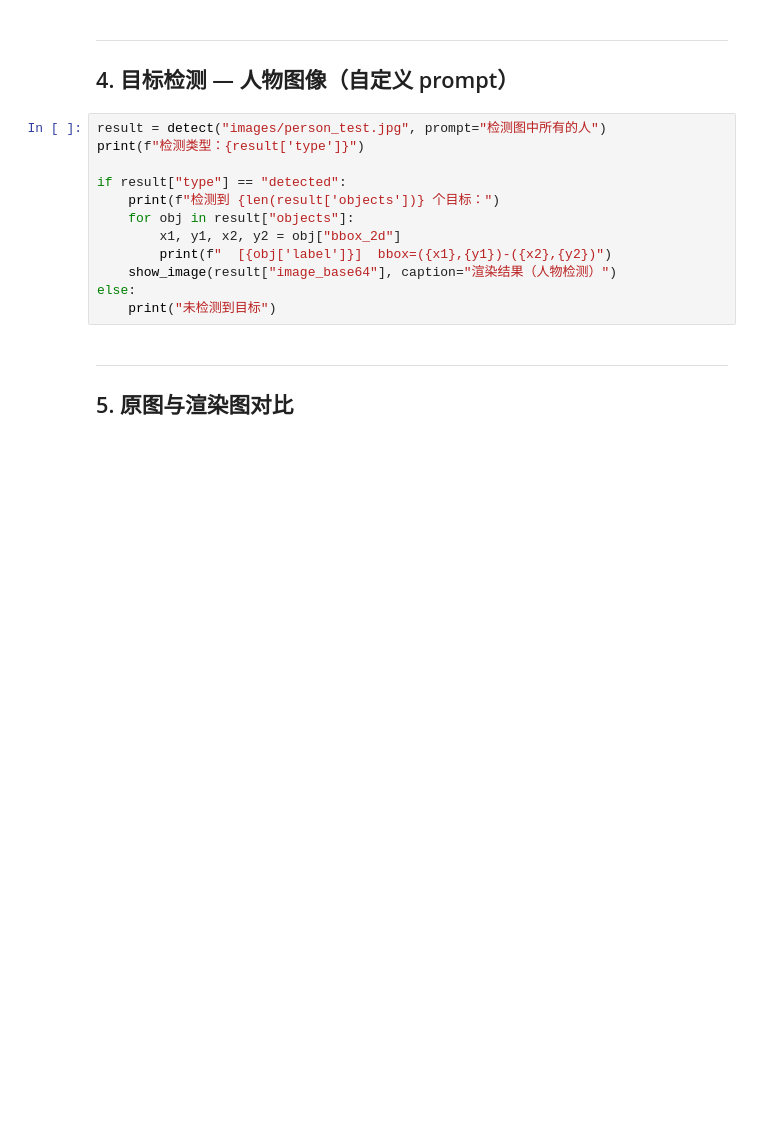
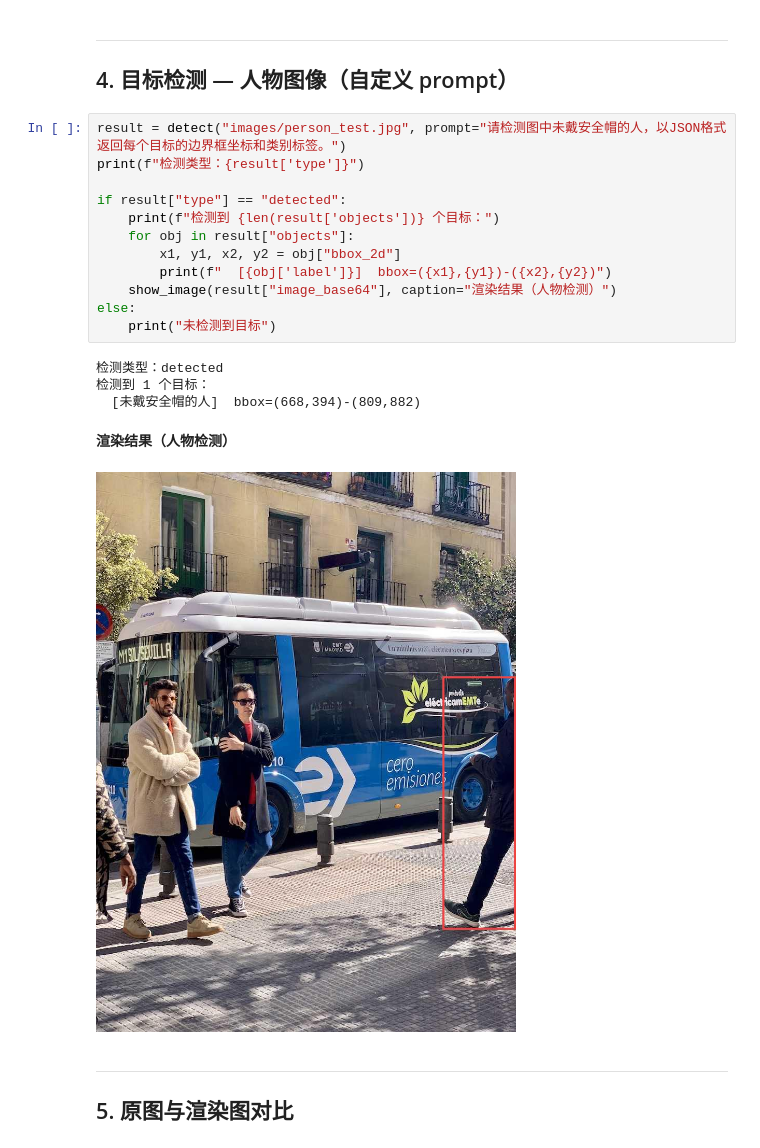
Before and after one commit to Jade-Ray/qwen-vl-service, a Jupyter notebook: remote_service_test.ipynb, the cells around one changed output. Cells and saved outputs as stored; diff of their text form; blank space fills up the shorter version.

```diff
--- a/remote_service_test.ipynb
+++ b/remote_service_test.ipynb
@@ -96,17 +121,23 @@ else:
 ---
 ## 4. 目标检测 — 人物图像（自定义 prompt）
 # %%
-result = detect("images/person_test.jpg", prompt="检测图中所有的人")
+result = detect("images/person_test.jpg", prompt="请检测图中未戴安全帽的人，以JSON格式返回每个目标的边界框坐标和类别标签。")
 print(f"检测类型：{result['type']}")
 
 if result["type"] == "detected":
     print(f"检测到 {len(result['objects'])} 个目标：")
     for obj in result["objects"]:
         x1, y1, x2, y2 = obj["bbox_2d"]
         print(f"  [{obj['label']}]  bbox=({x1},{y1})-({x2},{y2})")
     show_image(result["image_base64"], caption="渲染结果（人物检测）")
 else:
     print("未检测到目标")
+# %% [output]
+检测类型：detected
+检测到 1 个目标：
+  [未戴安全帽的人]  bbox=(668,394)-(809,882)
+**渲染结果（人物检测）**
+[figure, added]
 # %% [markdown]
 ---
 ## 5. 原图与渲染图对比
```
Also changed, not shown: parts of 20 cells of this notebook.
